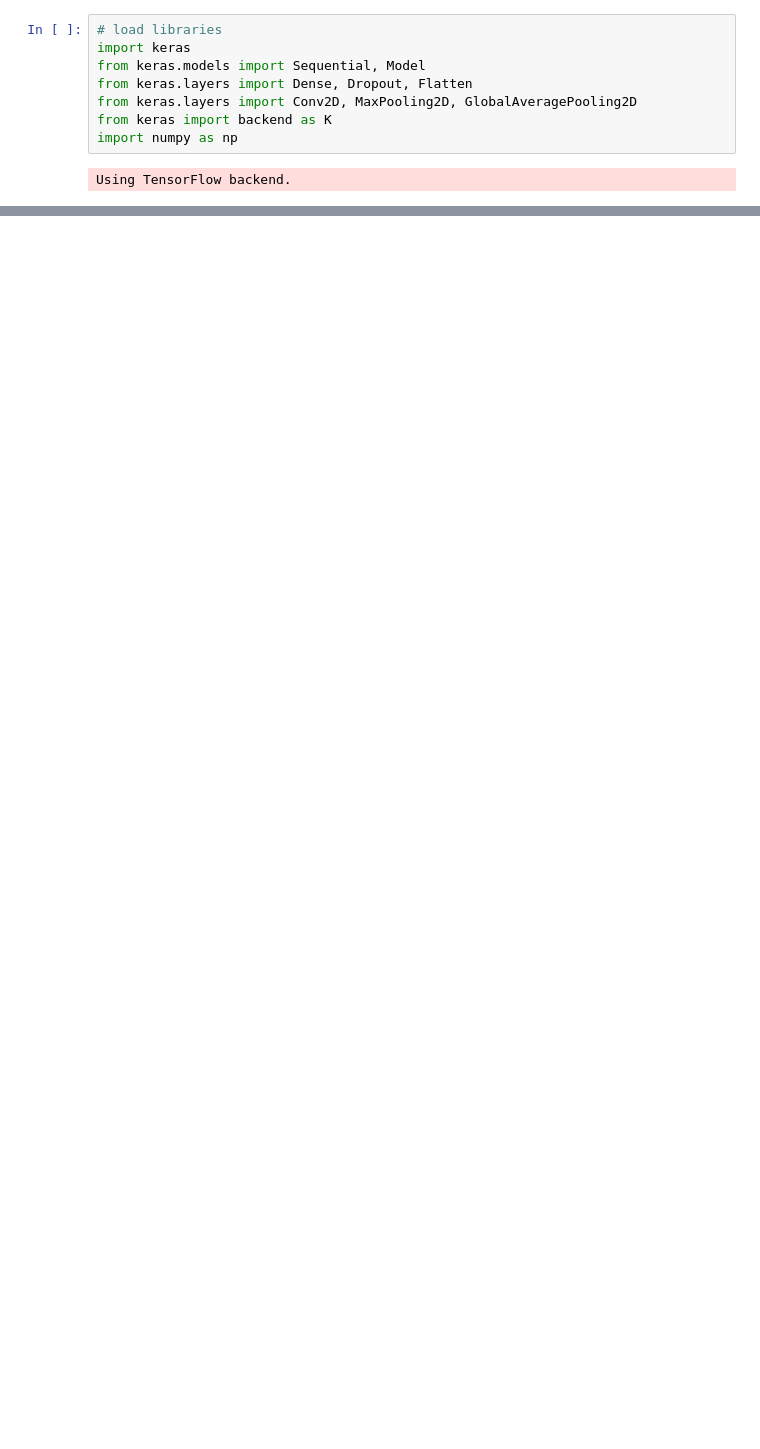
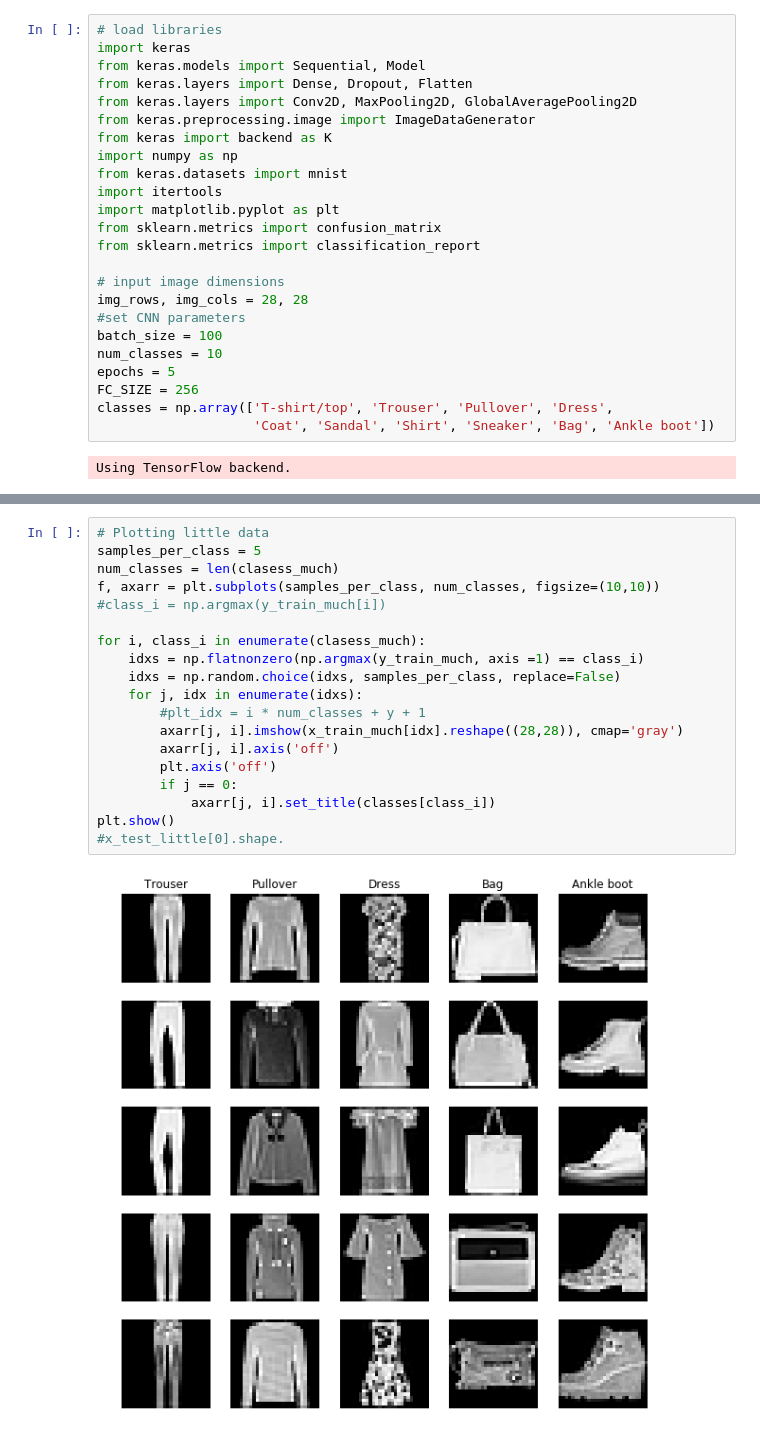
Before and after one commit to Deep-as-hell-team/Fashion-MNIST-, a Jupyter notebook: Transfer learning.ipynb, the cells around one changed output, grey strips where cells are left out. Drawn from its saved outputs; the diff is of its cells as text; blank space fills up the shorter version.

```diff
--- a/Transfer learning.ipynb
+++ b/Transfer learning.ipynb
@@ -4,7 +4,23 @@ import keras
 from keras.models import Sequential, Model
 from keras.layers import Dense, Dropout, Flatten
 from keras.layers import Conv2D, MaxPooling2D, GlobalAveragePooling2D
+from keras.preprocessing.image import ImageDataGenerator
 from keras import backend as K
 import numpy as np
+from keras.datasets import mnist
+import itertools
+import matplotlib.pyplot as plt
+from sklearn.metrics import confusion_matrix
+from sklearn.metrics import classification_report
+
+# input image dimensions
+img_rows, img_cols = 28, 28
+#set CNN parameters
+batch_size = 100
+num_classes = 10
+epochs = 5
+FC_SIZE = 256
+classes = np.array(['T-shirt/top', 'Trouser', 'Pullover', 'Dress',
+                    'Coat', 'Sandal', 'Shirt', 'Sneaker', 'Bag', 'Ankle boot'])
 # %% [output]
 Using TensorFlow backend.
@@ -62,0 +147,21 @@ x_test_04567, y_test_04567, _ = preprocess_data(x_test_04567, y_test_04567)
+# %%
+# Plotting little data
+samples_per_class = 5
+num_classes = len(clasess_much)
+f, axarr = plt.subplots(samples_per_class, num_classes, figsize=(10,10))
+#class_i = np.argmax(y_train_much[i])
+
+for i, class_i in enumerate(clasess_much):
+    idxs = np.flatnonzero(np.argmax(y_train_much, axis =1) == class_i)
+    idxs = np.random.choice(idxs, samples_per_class, replace=False)
+    for j, idx in enumerate(idxs):
+        #plt_idx = i * num_classes + y + 1
+        axarr[j, i].imshow(x_train_much[idx].reshape((28,28)), cmap='gray')
+        axarr[j, i].axis('off')
+        plt.axis('off')
+        if j == 0:
+            axarr[j, i].set_title(classes[class_i])
+plt.show()
+#x_test_little[0].shape.
+# %% [output]
+[figure, added]
```
Also changed, not shown: parts of 15 cells of this notebook.
